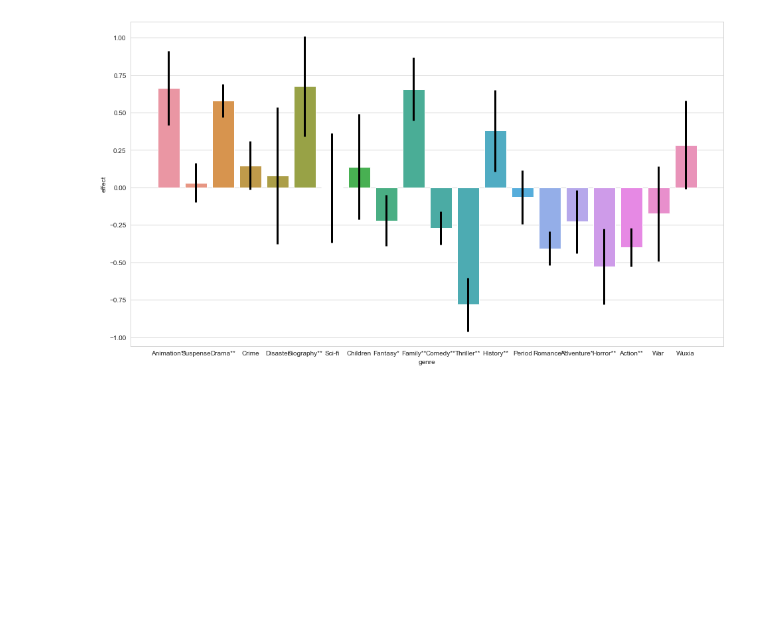
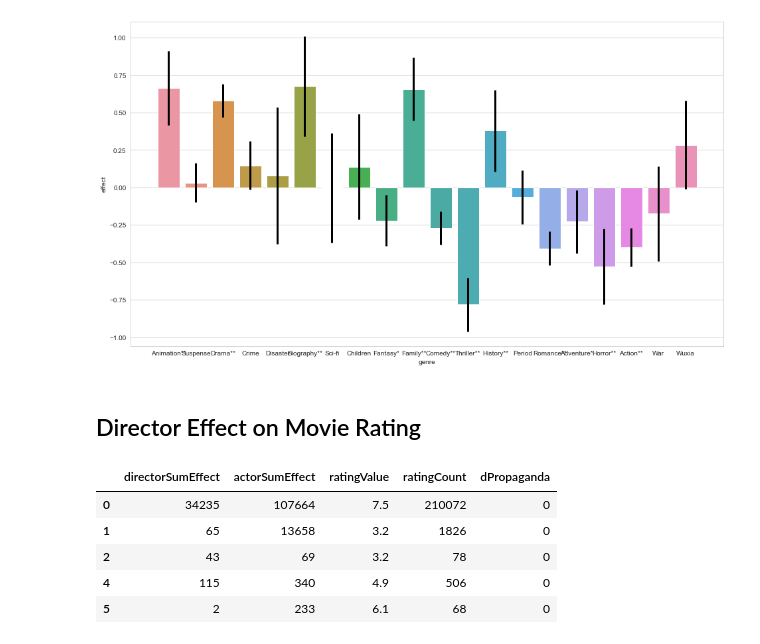
Before and after one commit to contrasting/jingo, a Jupyter notebook: Appendix Charts and Stats.ipynb, the cells around one changed output. Drawn from its saved outputs; the diff is of its cells as text; code cells hidden in the pictures; blank space fills up the shorter version.

```diff
--- a/Appendix Charts and Stats.ipynb
+++ b/Appendix Charts and Stats.ipynb
@@ -156,3 +158,15 @@ ax.errorbar(data=effects, x='genre', y='effect', yerr='ci', ls='', lw=3, color='
 [figure]
 # %%
 ax.get_figure().savefig("./charts/genre_effect.png", dpi=150)
+# %% [markdown]
+## Director Effect on Movie Rating
+# %%
+subset = movies[["directorSumEffect", "actorSumEffect", "ratingValue", "ratingCount", "dPropaganda"]]
+subset.head()
+# %% [output]
+|  | directorSumEffect | actorSumEffect | ratingValue | ratingCount | dPropaganda |
+| 0 | 34235 | 107664 | 7.5 | 210072 | 0 |
+| 1 | 65 | 13658 | 3.2 | 1826 | 0 |
+| 2 | 43 | 69 | 3.2 | 78 | 0 |
+| 4 | 115 | 340 | 4.9 | 506 | 0 |
+| 5 | 2 | 233 | 6.1 | 68 | 0 |
```
Also changed, not shown: parts of 4 cells of this notebook, 1 other file.
